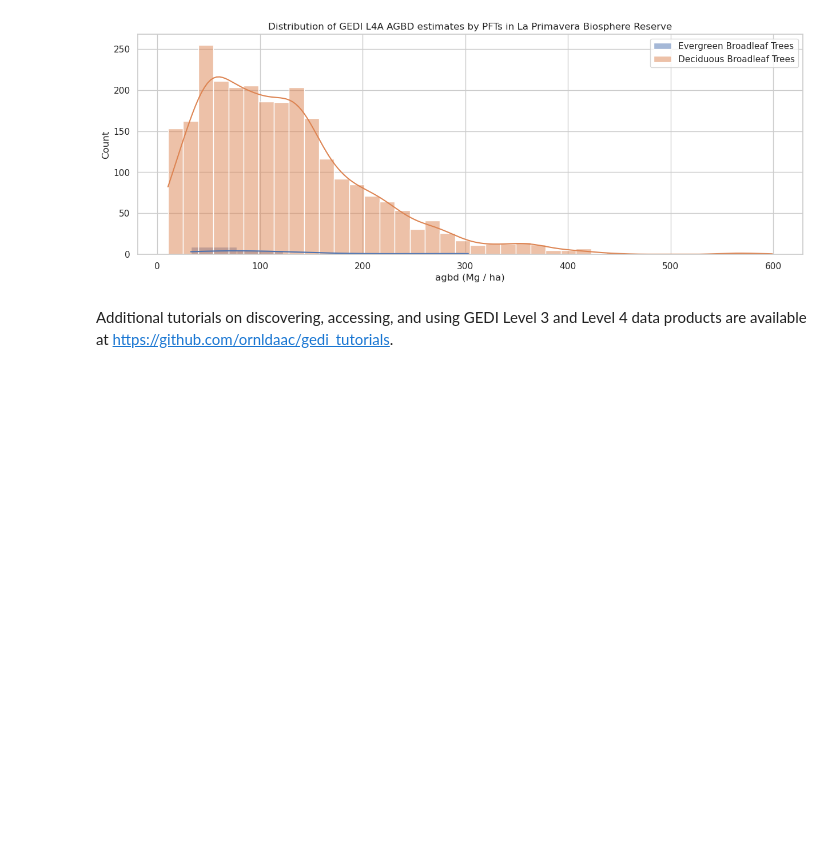
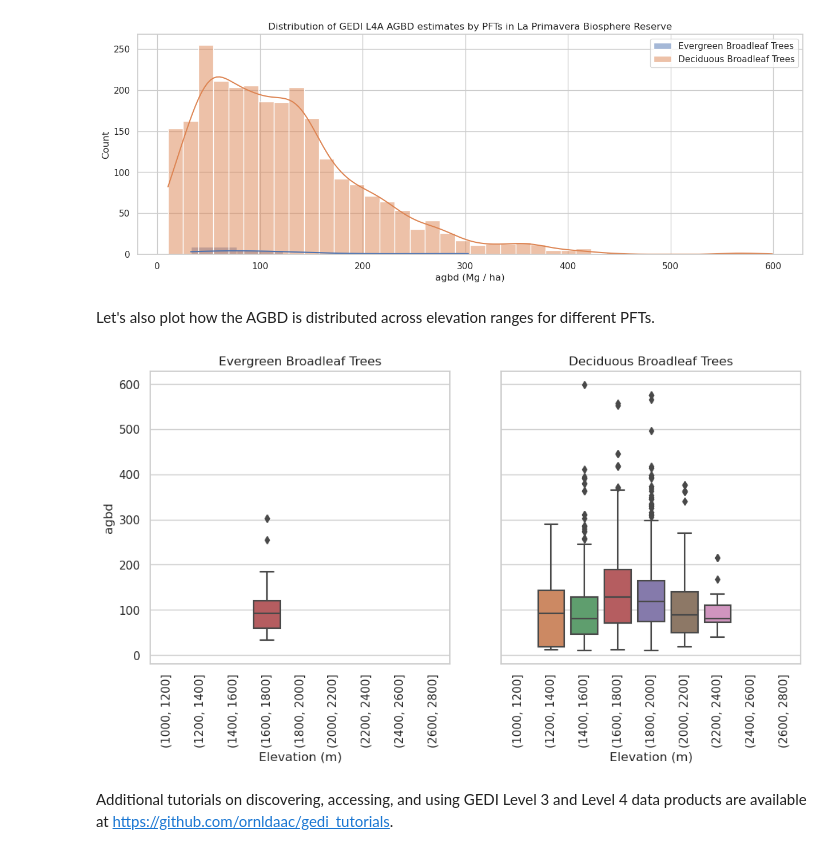
Before and after one commit to NASA-Openscapes/2023-ssc, a Jupyter notebook: tutorials/science/gedi-l4a-agbd.ipynb, the cells around one changed output. Cells and saved outputs as stored; diff of their text form; code cells hidden in the pictures; blank space fills up the shorter version.

```diff
--- a/tutorials/science/gedi-l4a-agbd.ipynb
+++ b/tutorials/science/gedi-l4a-agbd.ipynb
@@ -211,5 +210,18 @@ plt.legend()
 plt.show()
 # %% [output]
 [figure]
+# %% [markdown]
+Let's also plot how the AGBD is distributed across elevation ranges for different PFTs.
+# %%
+gdf['elev_bin']=pd.cut(gdf['elev_lowestmode'], bins =range(1000, 3000, 200))
+g = sns.catplot(x = "elev_bin", y = "agbd", data = gdf[mask], col="pft_class", kind="box")
+g.set_xticklabels(rotation=90)
+g.set_titles("{col_name}")
+for ax in g.axes.flat:
+    ax.set_title(pft_legend[int(float(ax.get_title()))])
+g.set_axis_labels("Elevation (m)")
+sns.despine(top=False, right=False, left=False, bottom=False, offset=None, trim=False)
+# %% [output]
+[figure, added]
 # %% [markdown]
 Additional tutorials on discovering, accessing, and using GEDI Level 3 and Level 4 data products are available at https://github.com/ornldaac/gedi_tutorials.
```
Also changed, not shown: parts of 4 cells of this notebook.
